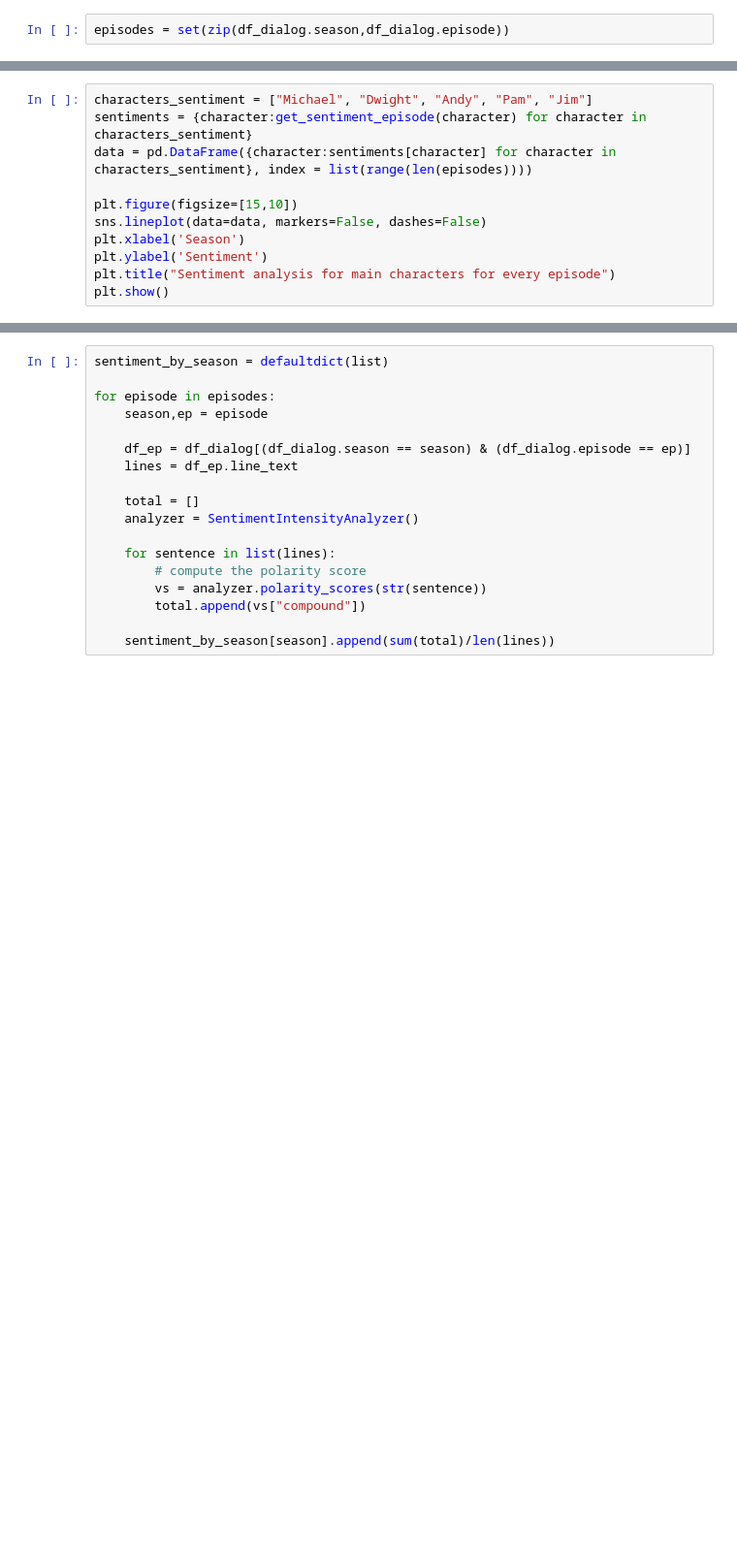
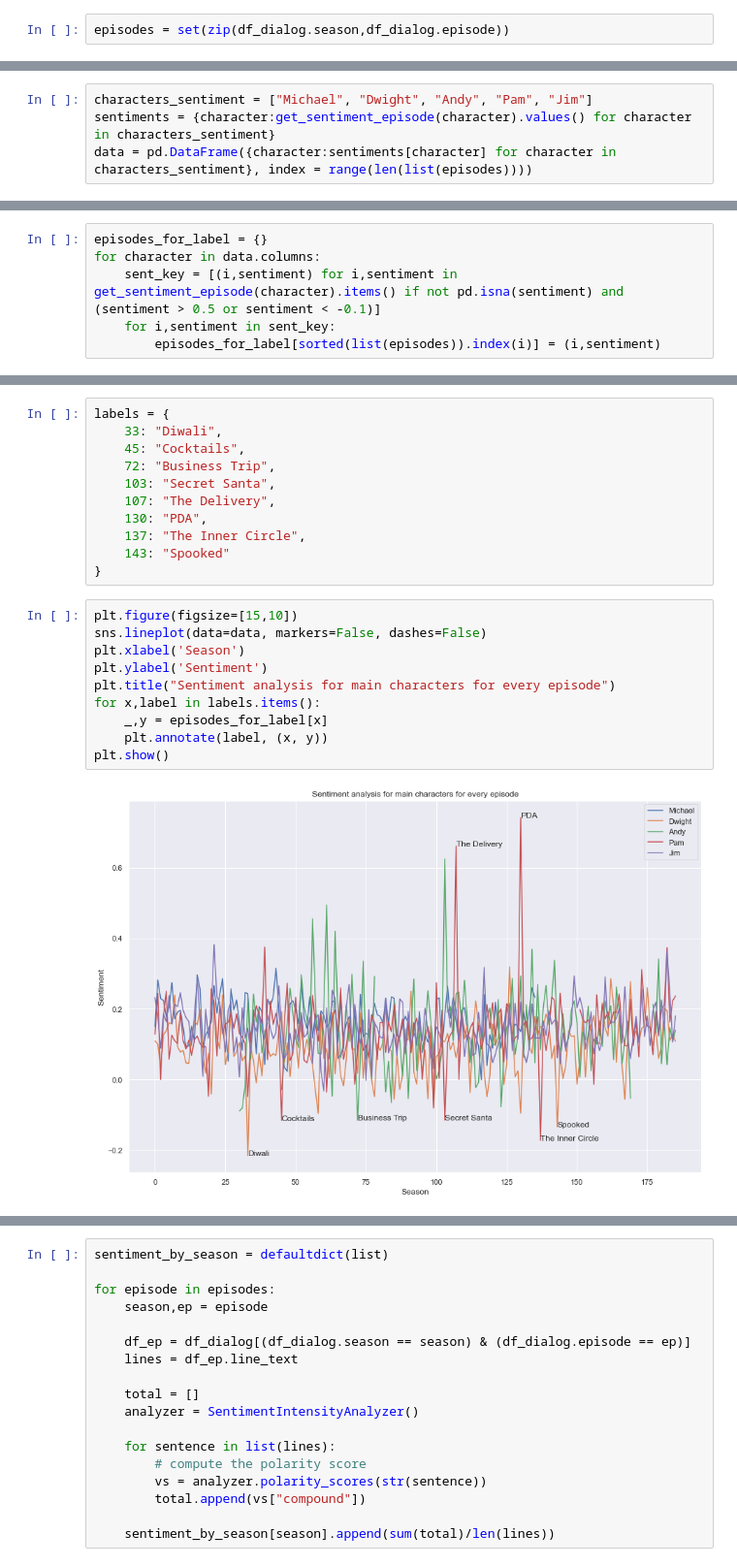
Before and after one commit to nklingen/SocialGraphsProject, a Jupyter notebook: Sentiment_analysis.ipynb, the cells around one changed output, grey strips where cells are left out. Shown at 97% size. Cells and saved outputs as stored; diff of their text form; blank space fills up the shorter version.

```diff
--- a/Sentiment_analysis.ipynb
+++ b/Sentiment_analysis.ipynb
@@ -277,11 +243,4 @@ def get_sentiment_episode(character):
 # %%
 characters_sentiment = ["Michael", "Dwight", "Andy", "Pam", "Jim"]
-sentiments = {character:get_sentiment_episode(character) for character in characters_sentiment}
-data = pd.DataFrame({character:sentiments[character] for character in characters_sentiment}, index = list(range(len(episodes))))
-
-plt.figure(figsize=[15,10])
-sns.lineplot(data=data, markers=False, dashes=False)
-plt.xlabel('Season')
-plt.ylabel('Sentiment')
-plt.title("Sentiment analysis for main characters for every episode")
-plt.show()
+sentiments = {character:get_sentiment_episode(character).values() for character in characters_sentiment}
+data = pd.DataFrame({character:sentiments[character] for character in characters_sentiment}, index = range(len(list(episodes))))
@@ -314,0 +247,6 @@ Text(0.5, 1.0, 'Sentiment for Angela per every episode')
+# %%
+episodes_for_label = {}
+for character in data.columns:
+    sent_key = [(i,sentiment) for i,sentiment in get_sentiment_episode(character).items() if not pd.isna(sentiment) and (sentiment > 0.5 or sentiment < -0.1)]
+    for i,sentiment in sent_key:
+        episodes_for_label[sorted(list(episodes)).index(i)] = (i,sentiment)
@@ -314,0 +264,23 @@ Text(0.5, 1.0, 'Sentiment for Angela per every episode')
+# %%
+labels = {
+    33: "Diwali",
+    45: "Cocktails",
+    72: "Business Trip",
+    103: "Secret Santa",
+    107: "The Delivery",
+    130: "PDA",
+    137: "The Inner Circle",
+    143: "Spooked"
+}
+# %%
+plt.figure(figsize=[15,10])
+sns.lineplot(data=data, markers=False, dashes=False)
+plt.xlabel('Season')
+plt.ylabel('Sentiment')
+plt.title("Sentiment analysis for main characters for every episode")
+for x,label in labels.items():
+    _,y = episodes_for_label[x]
+    plt.annotate(label, (x, y))
+plt.show()
+# %% [output]
+[figure, added]
```
Also changed, not shown: parts of 14 cells of this notebook.
